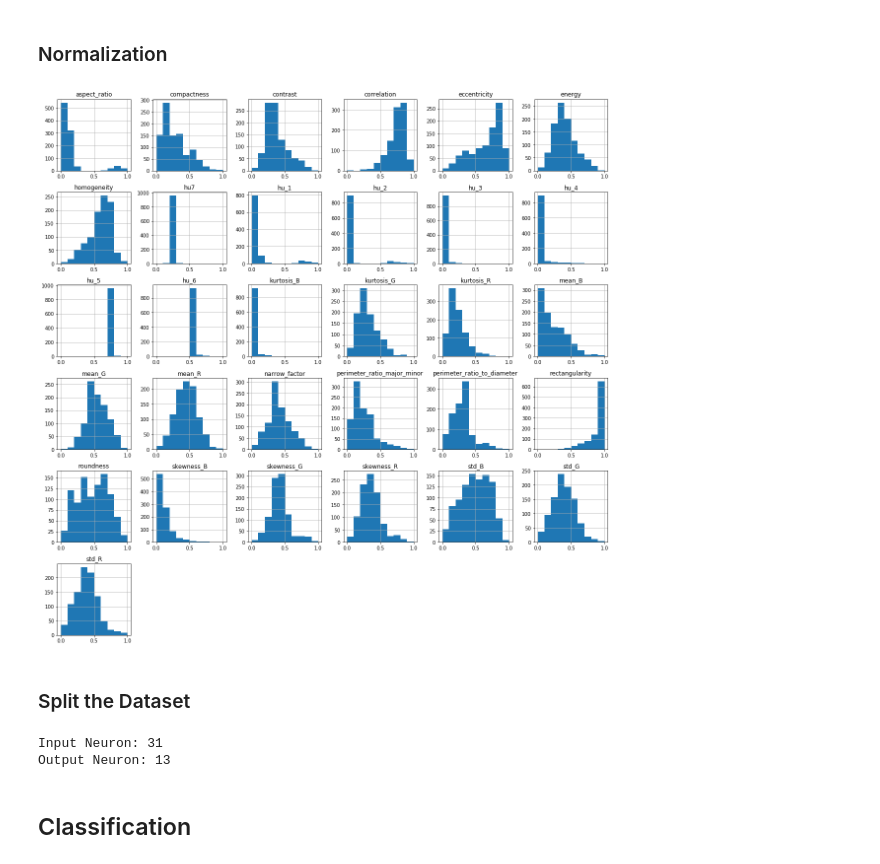
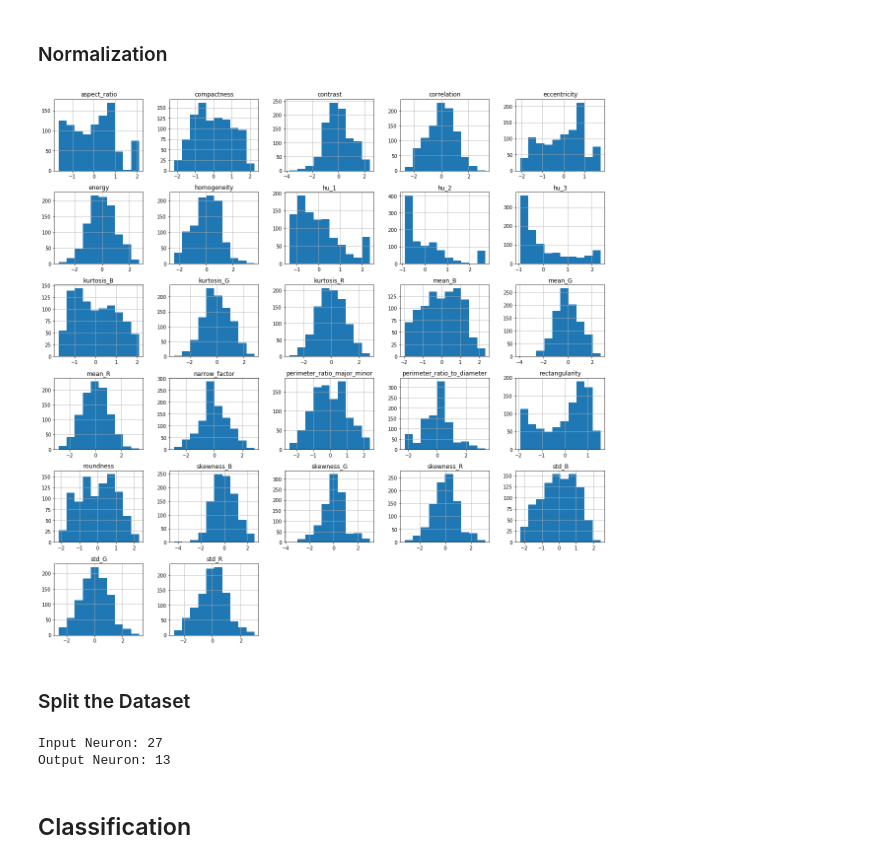
Before and after one commit to abuwildanm/Leaf-Classification, a Jupyter notebook: Projek.ipynb, the cells around one changed output. Cells and saved outputs as stored; diff of their text form; code cells hidden in the pictures.

Commit message:
Drop Feature

```diff
--- a/Projek.ipynb
+++ b/Projek.ipynb
@@ -159,6 +159,6 @@ Name: homogeneity, Length: 909, dtype: int64
 # %% [markdown]
 ### Drop Feature
 # %%
-# feature_drop = ['hu_1', 'hu_2', 'hu_3', 'hu_4', 'hu_5', 'hu_6', 'hu7', 'aspect_ratio']
-# data = data.drop(columns=feature_drop)
-# data.columns
+feature_drop = ['hu_4', 'hu_5', 'hu_6', 'hu7']
+data = data.drop(columns=feature_drop)
+data.columns
@@ -167,25 +175,25 @@ Name: homogeneity, Length: 909, dtype: int64
 # %%
 # # Min-Max Normalization
 # # Min-Max = (x-min) / (max-min)
 # mms = MinMaxScaler()
 # result = mms.fit_transform(data)
 # data = pd.DataFrame(data=result, columns=data.columns)
 # data.hist(figsize=(20,20));
 
-# Standard Normalization (Z-Score)
-# Z = (x-mean) / (standard deviation)
-ss = StandardScaler()
-result = mms.fit_transform(data)
+# # Standard Normalization (Z-Score)
+# # Z = (x-mean) / (standard deviation)
+# ss = StandardScaler()
+# result = ss.fit_transform(data)
+# data = pd.DataFrame(data=result, columns=data.columns)
+# data.hist(figsize=(20,20));
+
+# Power Transform
+pt = PowerTransformer()
+result = pt.fit_transform(data)
 data = pd.DataFrame(data=result, columns=data.columns)
 data.hist(figsize=(20,20));
-
-# # Power Transform
-# pt = PowerTransformer()
-# result = pt.fit_transform(data)
-# data = pd.DataFrame(data=result, columns=data.columns)
-# data.hist(figsize=(20,20));
 # %% [output]
-[figure, old version]
+[figure, new version]
 # %% [markdown]
 ### Split the Dataset
 # %%
@@ -202,7 +210,7 @@ n_output = len(np.unique(y_train))
 print('Input Neuron:', n_input)
 print('Output Neuron:', n_output)
 # %% [output]
-Input Neuron: 31
+Input Neuron: 27
 Output Neuron: 13
 # %% [markdown]
 ## Classification
```
Also changed, not shown: parts of 9 cells of this notebook.
